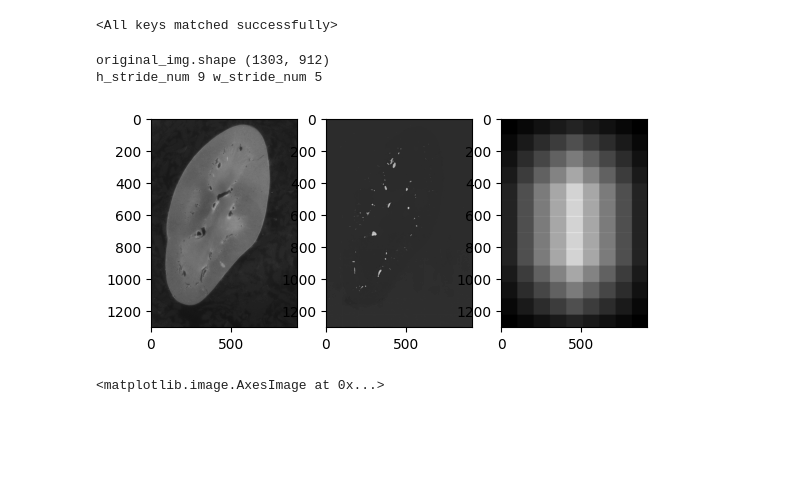
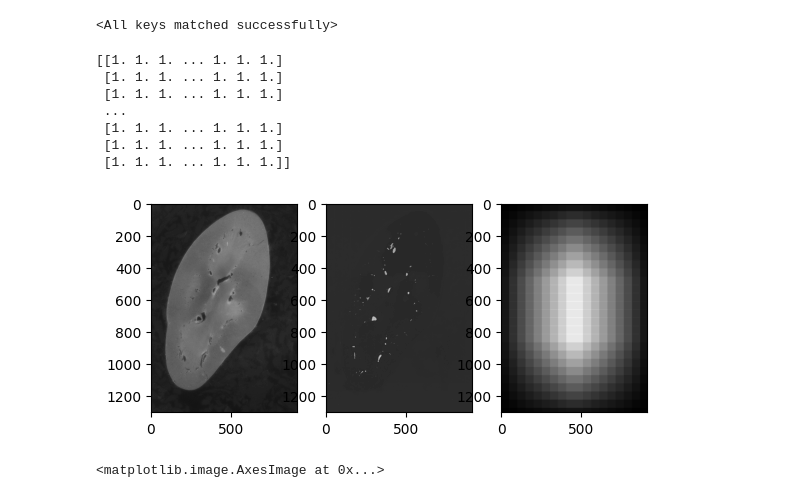
Before and after one commit to stgkrt/kaggle-hhv, a Jupyter notebook: notebook/debug_overlappredict.ipynb, the cells around one changed output. Drawn from its saved outputs; the diff is of its cells as text; code cells hidden in the pictures; blank space fills up the shorter version.

Commit message:
:hammer: overlap fixed

```diff
--- a/notebook/debug_overlappredict.ipynb
+++ b/notebook/debug_overlappredict.ipynb
@@ -26,21 +26,27 @@ model.load_state_dict(torch.load("/kaggle/working/exp001_making3/last.pth"))
 # %%
 image = cv2.imread("/kaggle/input/blood-vessel-segmentation/train/kidney_1_dense/images/0500.tif", cv2.IMREAD_GRAYSCALE)
 # %%
-pred, pred_nums = model.overlap_predict(image)
+pred, pred_counts = model.overlap_predict(image)
+print(pred_counts)
 # %% [output]
-original_img.shape (1303, 912)
-h_stride_num 9 w_stride_num 5
+[[1. 1. 1. ... 1. 1. 1.]
+ [1. 1. 1. ... 1. 1. 1.]
+ [1. 1. 1. ... 1. 1. 1.]
+ ...
+ [1. 1. 1. ... 1. 1. 1.]
+ [1. 1. 1. ... 1. 1. 1.]
+ [1. 1. 1. ... 1. 1. 1.]]
 # %%
 plt.figure()
 plt.subplot(1, 3, 1)
 plt.imshow(image, cmap="gray")
 plt.subplot(1, 3, 2)
 plt.imshow(pred, cmap="gray")
 plt.subplot(1, 3, 3)
-plt.imshow(pred_nums, cmap="gray")
+plt.imshow(pred_counts, cmap="gray")
 plt.show()
 # %% [output]
-[figure, old version]
+[figure, new version]
 # %%
 label = cv2.imread("/kaggle/input/blood-vessel-segmentation/train/kidney_1_dense/labels/0500.tif", cv2.IMREAD_GRAYSCALE)
 plt.imshow(label, cmap="gray")
```
